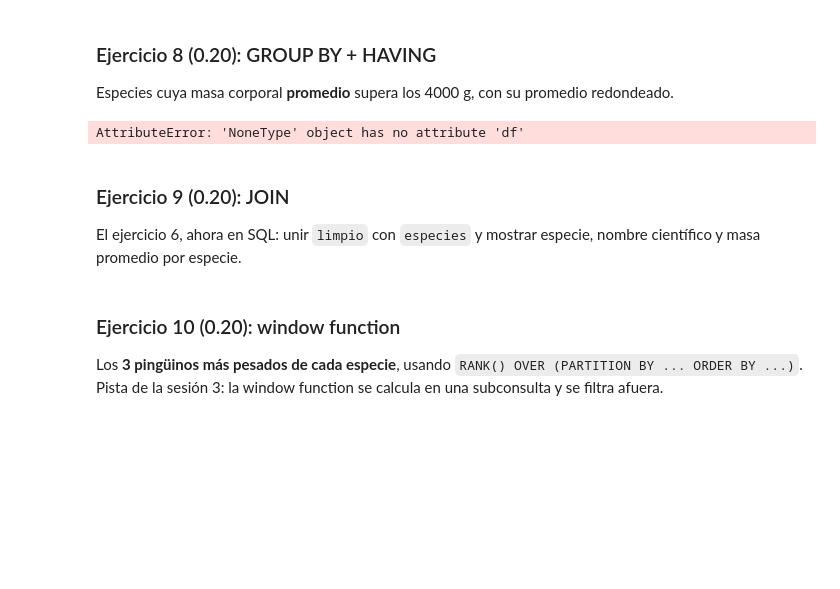
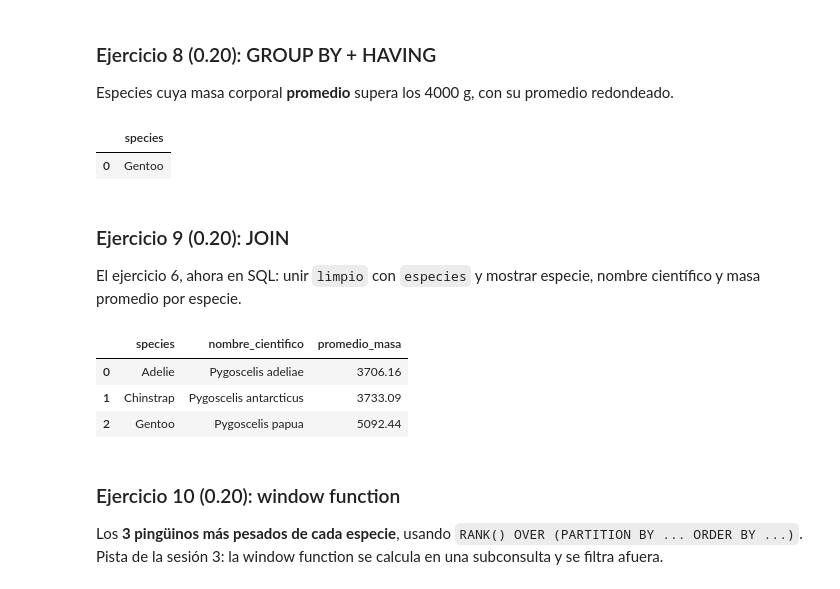
Before and after one commit to George11Albadr/Data-Science, a Jupyter notebook: HDT1/HDT1.ipynb, the cells around one changed output. Cells and saved outputs as stored; diff of their text form; code cells hidden in the pictures; blank space fills up the shorter version.

```diff
--- a/HDT1/HDT1.ipynb
+++ b/HDT1/HDT1.ipynb
@@ -262,25 +261,36 @@ pesados_biscoe
 Especies cuya masa corporal **promedio** supera los 4000 g, con su promedio redondeado.
 # %%
 q8 = """
-
+SELECT species
+FROM limpio
+GROUP BY species
+HAVING AVG(body_mass_g) > 4000
 """
 duckdb.sql(q8).df()
-
-# Verificacion: solo una especie debe aparecer. ¿Cual? Comparar con el resultado
-# del ejercicio 4.
+# Verificacion: solo una especie debe aparecer. ¿Cual? Comparar con el resultado del ejercicio 4.
 # %% [output]
-AttributeError: 'NoneType' object has no attribute 'df'
+|  | species |
+| 0 | Gentoo |
 # %% [markdown]
 ### Ejercicio 9 (0.20): JOIN
 
 El ejercicio 6, ahora en SQL: unir `limpio` con `especies` y mostrar especie, nombre científico y masa promedio por especie.
 # %%
 q9 = """
-
+SELECT l.species, e.nombre_cientifico, ROUND(AVG(l.body_mass_g), 2) AS promedio_masa
+FROM limpio AS l
+JOIN especies AS e ON l.species = e.species
+GROUP BY l.species, e.nombre_cientifico
+ORDER BY l.species
 """
 duckdb.sql(q9).df()
 
 # Verificacion: 3 filas, una por especie, cada una con su Pygoscelis.
+# %% [output]
+|  | species | nombre_cientifico | promedio_masa |
+| 0 | Adelie | Pygoscelis adeliae | 3706.16 |
+| 1 | Chinstrap | Pygoscelis antarcticus | 3733.09 |
+| 2 | Gentoo | Pygoscelis papua | 5092.44 |
 # %% [markdown]
 ### Ejercicio 10 (0.20): window function
 
```
Also changed, not shown: parts of 8 cells of this notebook.
